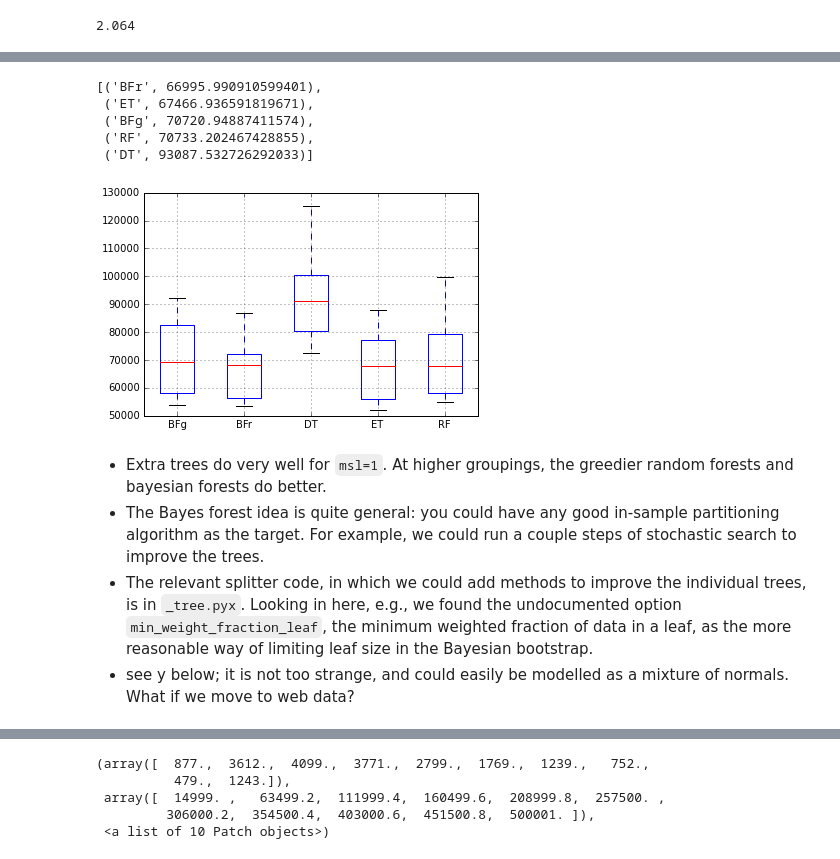
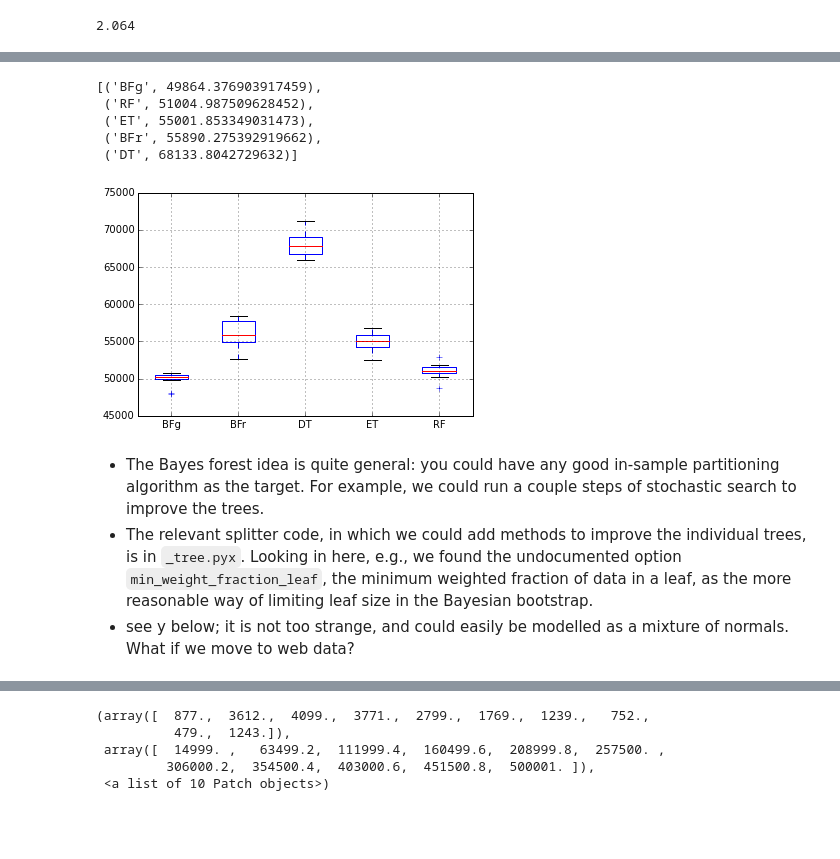
Before and after one commit to TaddyLab/bayesian-forest, a Jupyter notebook: bayesforest.ipynb, the cells around one changed output, grey strips where cells are left out. Saved outputs shown, nothing was run; the diff lists cells and outputs as text; code cells hidden in the pictures; blank space fills up the shorter version.

```diff
--- a/bayesforest.ipynb
+++ b/bayesforest.ipynb
@@ -170,6 +170,14 @@ f = fried(X,noisy=False)
 msl = 3
 # %%
 #DT
-dt = tree.DecisionTreeRegressor(min_samples_leaf=msl)
+dt = tree.DecisionTreeRegressor(min_samples_leaf=20)
 dt.fit(X,y)
 dtp = dt.predict(X)
+tree.export_graphviz(dt)
+!dot -Tpdf tree.dot -o friedtree.pdf
+# %%
+b = 1
+for l in range(dt.tree_.value.shape[0]):
+    if dt.tree_.value[l,0,0] != 0.:
+        dt.tree_.value[l,0,0] = b
+        b+=1
@@ -204,7 +229,4 @@ plt.ylim(4,26)
 # %%
-def rmse(f,fhat):
-    return np.sqrt(np.mean( (f-fhat)**2 ))
-
 ne = 10
 n = 100
 p = 10
@@ -237,7 +259,7 @@ for b in range(B):
     RMSE['ET'] += [rmse(f,etp)]
 
     #BF
-    bf = ensemble.ExtraTreesRegressor(n_estimators=ne,bootstrap=2,min_samples_leaf=msl)
+    bf = ensemble.RandomForestRegressor(n_estimators=ne,bootstrap=2,min_samples_leaf=msl)
     bf.fit(Xtrain,y)
     bfp = bf.predict(Xtest)
     RMSE['BF'] += [rmse(f,bfp)]
@@ -285,7 +307,7 @@ msl = 1
 RMSE = {key: [] for key in ['DT','RF','ET','BFg','BFr']}
 
 from sklearn.cross_validation import KFold
-kf = KFold(len(yh), n_folds=10)
+kf = KFold(len(yh), n_folds=10,shuffle=True)
 
 for train, test in kf:
     print("%s %s" % (train, test))
@@ -354,11 +376,10 @@ Wall time: 340 ms
-[('BFr', 66995.990910599401),
- ('ET', 67466.936591819671),
- ('BFg', 70720.94887411574),
- ('RF', 70733.202467428855),
- ('DT', 93087.532726292033)]
+[('BFg', 49864.376903917459),
+ ('RF', 51004.987509628452),
+ ('ET', 55001.853349031473),
+ ('BFr', 55890.275392919662),
+ ('DT', 68133.8042729632)]
-[figure, old version]
+[figure, new version]
 # %% [markdown]
-* Extra trees do very well for `msl=1`.  At higher groupings, the greedier random forests and bayesian forests do better.
 * The Bayes forest idea is quite general: you could have any good in-sample partitioning algorithm as the target.  For example, we could run a couple steps of stochastic search to improve the trees.
 * The relevant splitter code, in which we could add methods to improve the individual trees, is in `_tree.pyx`. Looking in here, e.g., we found the undocumented option `min_weight_fraction_leaf`, the minimum weighted fraction of data in a leaf, as the more reasonable way of limiting leaf size in the Bayesian bootstrap.
 * see y below; it is not too strange, and could easily be modelled as a mixture of normals.  What if we move to web data?
```
Also changed, not shown: parts of 9 cells of this notebook, 4 other files.
